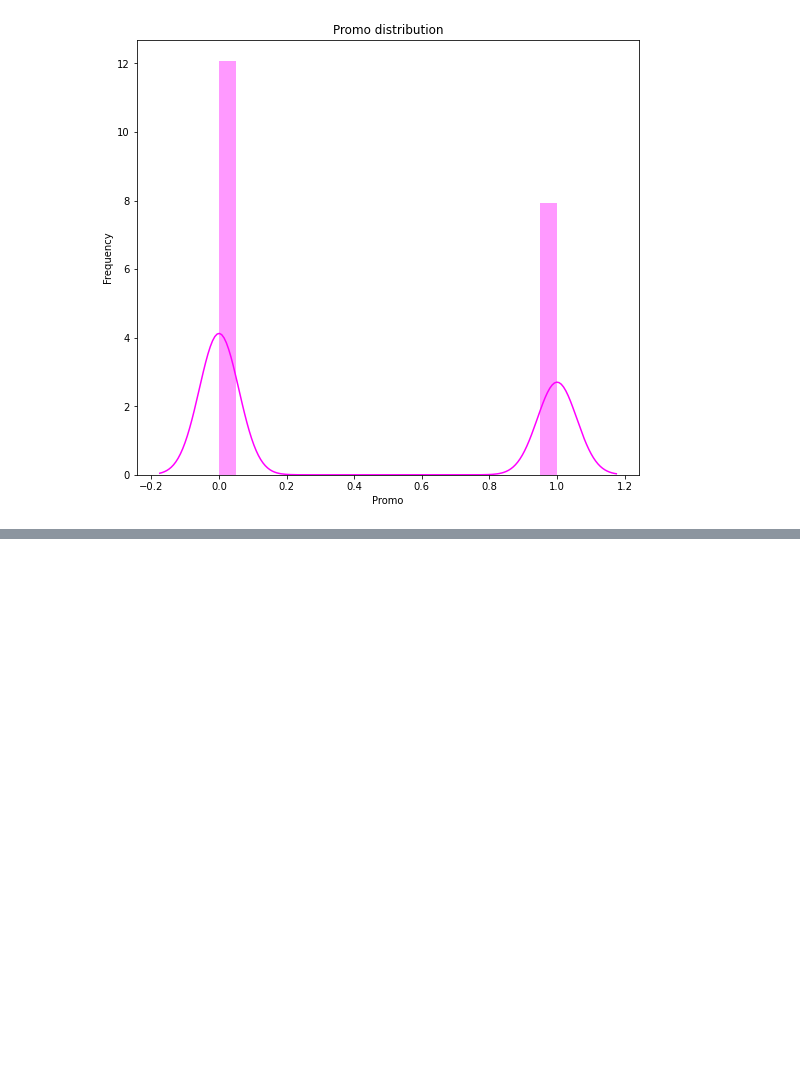
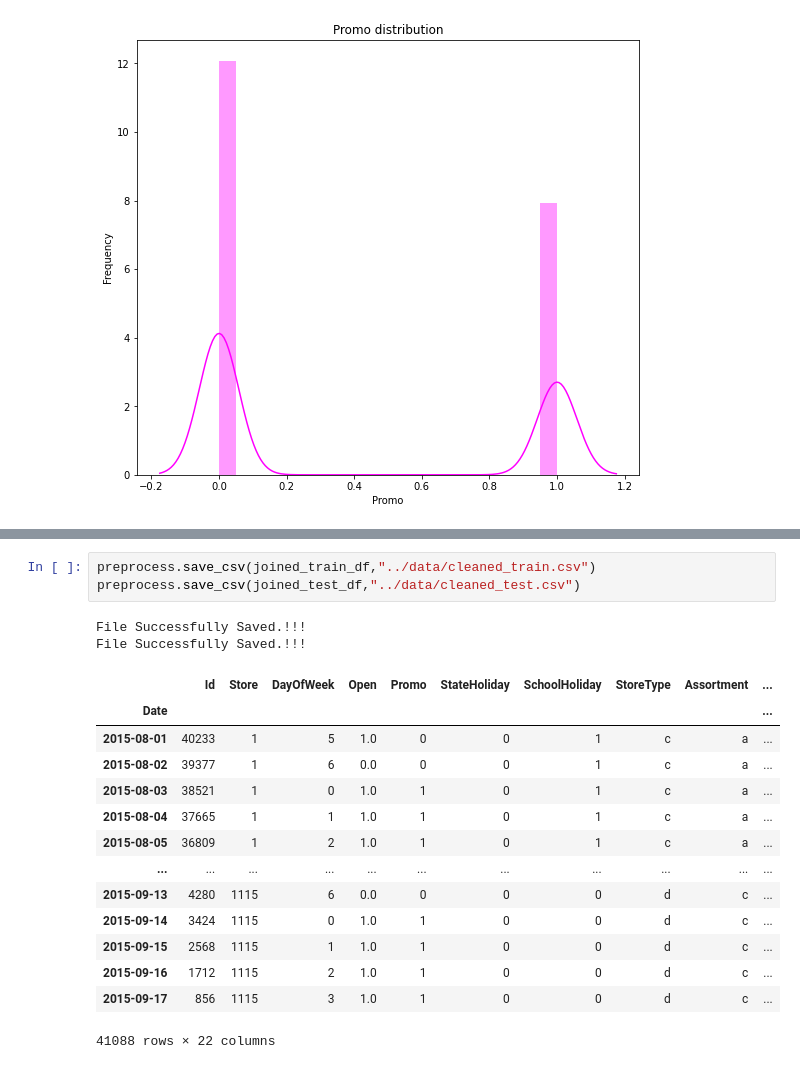
Before and after one commit to YohansSamuel/pharmaceutical_sales_prediction, a Jupyter notebook: notebooks/EDA.ipynb, the cells around one changed output, grey strips where cells are left out. Drawn from its saved outputs; the diff is of its cells as text; blank space fills up the shorter version.

Commit message:
save cleaned datasets

```diff
--- a/notebooks/EDA.ipynb
+++ b/notebooks/EDA.ipynb
@@ -788,0 +792,20 @@ AttributeError: 'DataFrame' object has no attribute 'plot_distributions'
+# %%
+preprocess.save_csv(joined_train_df,"../data/cleaned_train.csv")
+preprocess.save_csv(joined_test_df,"../data/cleaned_test.csv")
+# %% [output]
+File Successfully Saved.!!!
+File Successfully Saved.!!!
+|  | Id | Store | DayOfWeek | Open | Promo | StateHoliday | SchoolHoliday | StoreType | Assortment | ... |
+| Date |  |  |  |  |  |  |  |  |  | ... |
+| 2015-08-01 | 40233 | 1 | 5 | 1.0 | 0 | 0 | 1 | c | a | ... |
+| 2015-08-02 | 39377 | 1 | 6 | 0.0 | 0 | 0 | 1 | c | a | ... |
+| 2015-08-03 | 38521 | 1 | 0 | 1.0 | 1 | 0 | 1 | c | a | ... |
+| 2015-08-04 | 37665 | 1 | 1 | 1.0 | 1 | 0 | 1 | c | a | ... |
+| 2015-08-05 | 36809 | 1 | 2 | 1.0 | 1 | 0 | 1 | c | a | ... |
+| ... | ... | ... | ... | ... | ... | ... | ... | ... | ... | ... |
+| 2015-09-13 | 4280 | 1115 | 6 | 0.0 | 0 | 0 | 0 | d | c | ... |
+| 2015-09-14 | 3424 | 1115 | 0 | 1.0 | 1 | 0 | 0 | d | c | ... |
+| 2015-09-15 | 2568 | 1115 | 1 | 1.0 | 1 | 0 | 0 | d | c | ... |
+| 2015-09-16 | 1712 | 1115 | 2 | 1.0 | 1 | 0 | 0 | d | c | ... |
+| 2015-09-17 | 856 | 1115 | 3 | 1.0 | 1 | 0 | 0 | d | c | ... |
+41088 rows × 22 columns
```
Also changed, not shown: parts of 2 cells of this notebook, 1 other file.
